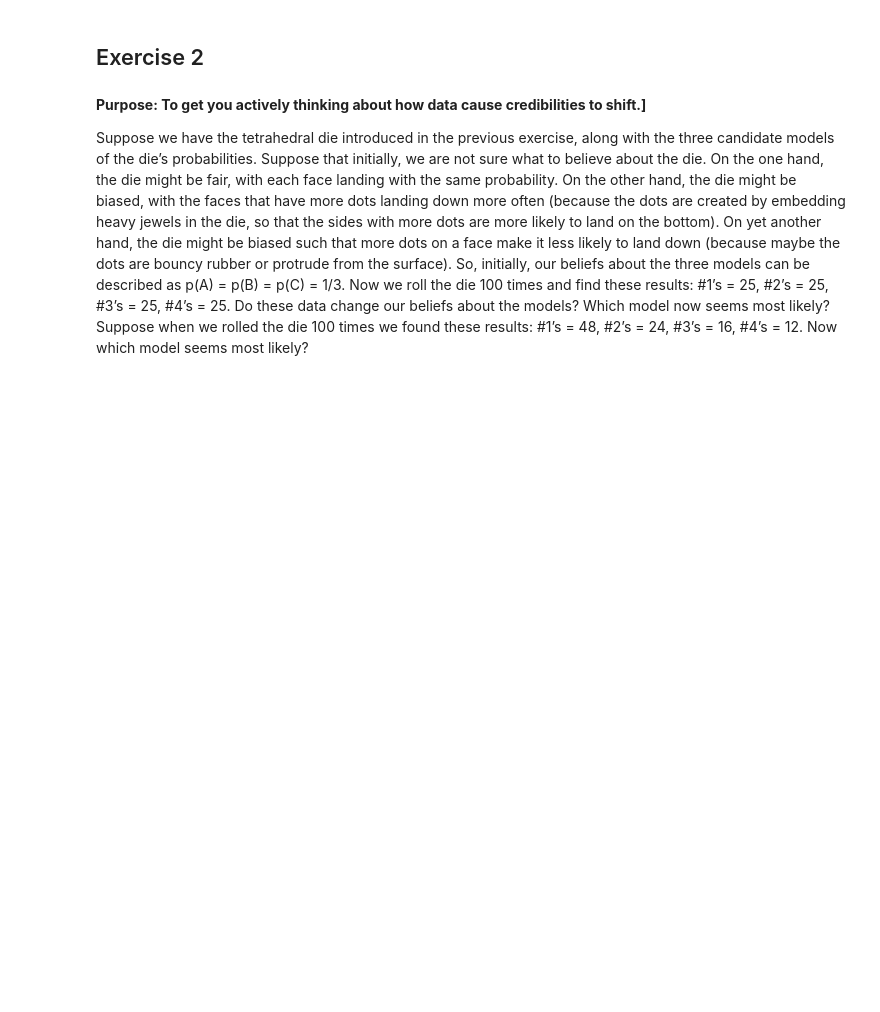
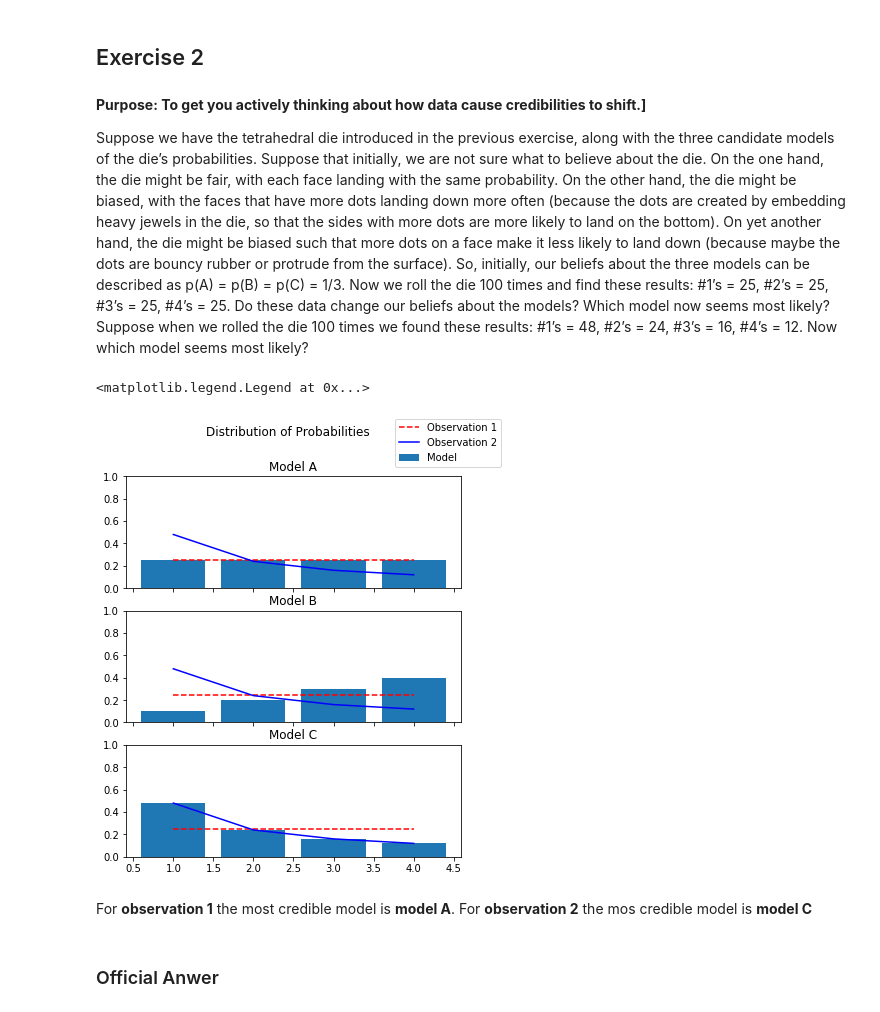
Before and after one commit to Giuco/bayesian-data-analyis-kruschke, a Jupyter notebook: Chapter 2 - Exercises.ipynb, the cells around one changed output. Cells and saved outputs as stored; diff of their text form; code cells hidden in the pictures; blank space fills up the shorter version.

```diff
--- a/Chapter 2 - Exercises.ipynb
+++ b/Chapter 2 - Exercises.ipynb
@@ -96,3 +96,32 @@ p(x=4) = 12/100 = 36/300.
 **Purpose: To get you actively thinking about how data cause credibilities to shift.]**
 
 Suppose we have the tetrahedral die introduced in the previous exercise, along with the three candidate models of the die’s probabilities. Suppose that initially, we are not sure what to believe about the die. On the one hand, the die might be fair, with each face landing with the same probability. On the other hand, the die might be biased, with the faces that have more dots landing down more often (because the dots are created by embedding heavy jewels in the die, so that the sides with more dots are more likely to land on the bottom). On yet another hand, the die might be biased such that more dots on a face make it less likely to land down (because maybe the dots are bouncy rubber or protrude from the surface). So, initially, our beliefs about the three models can be described as p(A) = p(B) = p(C) = 1/3. Now we roll the die 100 times and find these results: #1’s = 25, #2’s = 25, #3’s = 25, #4’s = 25. Do these data change our beliefs about the models? Which model now seems most likely? Suppose when we rolled the die 100 times we found these results: #1’s = 48, #2’s = 24, #3’s = 16, #4’s = 12. Now which model seems most likely?
+# %%
+observation_1 = [0.25, 0.25, 0.25, 0.25]
+observation_2 = [0.48, 0.24, 0.16, 0.12]
+# %%
+fig, axs = plt.subplots(3, sharex=True, sharey=True, figsize=(6, 7))
+plt.ylim((0, 1))
+
+fig.suptitle("Distribution of Probabilities")
+
+axs[0].bar(dice_possibilites, height=model_a_probs)
+axs[1].bar(dice_possibilites, height=model_b_probs)
+axs[2].bar(dice_possibilites, height=model_c_probs)
+
+axs[0].set_title("Model A")
+axs[1].set_title("Model B")
+axs[2].set_title("Model C")
+
+for ax in axs:
+    ax.plot(dice_possibilites, observation_1, "r--")
+    ax.plot(dice_possibilites, observation_2, "b-")
+
+fig.legend(["Observation 1", "Observation 2", "Model"])
+# %% [output]
+<matplotlib.legend.Legend at 0x...>
+[figure, added]
+# %% [markdown]
+For **observation 1** the most credible model is **model A**. For **observation 2** the mos credible model is **model C**
+# %% [markdown]
+### Official Anwer
```
Also changed, not shown: parts of 1 cell of this notebook.
